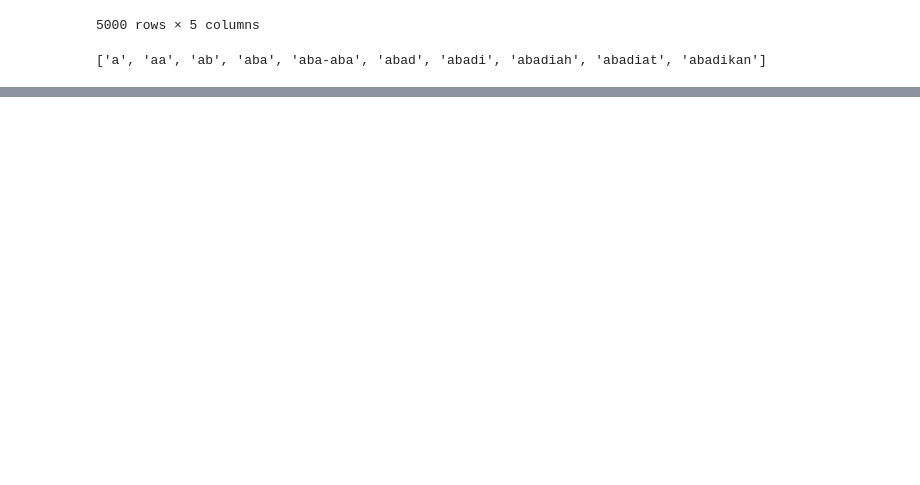
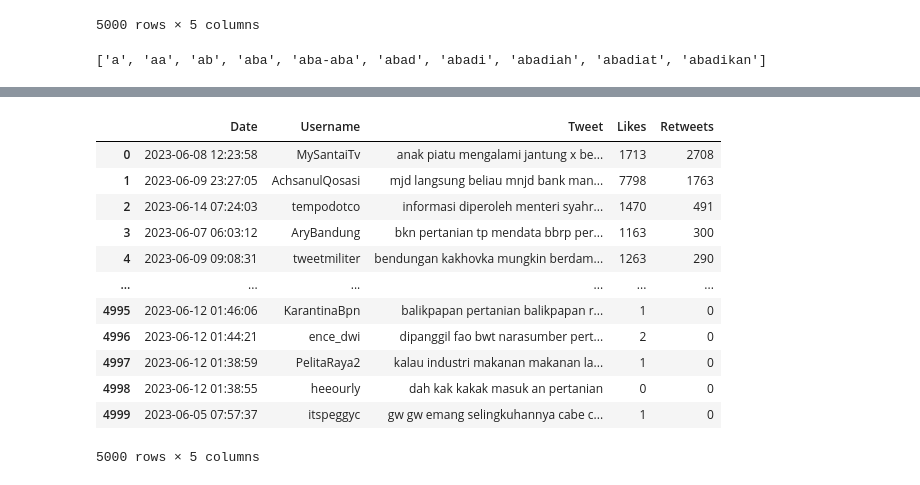
Before and after one commit to DeniPrastyo/Automated-Reporting-by-Google-Spreadsheet-File, a Jupyter notebook: Crawling_Job.ipynb, the cells around one changed output, grey strips where cells are left out. Drawn from its saved outputs; the diff is of its cells as text; code cells hidden in the pictures; blank space fills up the shorter version.

```diff
--- a/Crawling_Job.ipynb
+++ b/Crawling_Job.ipynb
@@ -250,4 +250,28 @@ Data
 5000 rows × 5 columns
+# %%
+mystoplist = ("yg","penas","lebih","jadi","di","amp","pt","dan","dlm","menjadi","tersebut","yang","hari","kab","buat","apa")
+mystoplist_result = []
+for index,row in Data.iterrows():
+    word_token = nltk.word_tokenize(row['Tweet'])
+    word_token = [word for word in word_token if not word in mystoplist]
+    mystoplist_result.append(" ".join(word_token))
+
+Data['Tweet'] = mystoplist_result
+Data
+# %% [output]
+|  | Date | Username | Tweet | Likes | Retweets |
+| 0 | 2023-06-08 12:23:58 | MySantaiTv | anak piatu mengalami jantung x be... | 1713 | 2708 |
+| 1 | 2023-06-09 23:27:05 | AchsanulQosasi | mjd langsung beliau mnjd bank man... | 7798 | 1763 |
+| 2 | 2023-06-14 07:24:03 | tempodotco | informasi diperoleh menteri syahr... | 1470 | 491 |
+| 3 | 2023-06-07 06:03:12 | AryBandung | bkn pertanian tp mendata bbrp per... | 1163 | 300 |
+| 4 | 2023-06-09 09:08:31 | tweetmiliter | bendungan kakhovka mungkin berdam... | 1263 | 290 |
+| ... | ... | ... | ... | ... | ... |
+| 4995 | 2023-06-12 01:46:06 | KarantinaBpn | balikpapan pertanian balikpapan r... | 1 | 0 |
+| 4996 | 2023-06-12 01:44:21 | ence_dwi | dipanggil fao bwt narasumber pert... | 2 | 0 |
+| 4997 | 2023-06-12 01:38:59 | PelitaRaya2 | kalau industri makanan makanan la... | 1 | 0 |
+| 4998 | 2023-06-12 01:38:55 | heeourly | dah kak kakak masuk an pertanian | 0 | 0 |
+| 4999 | 2023-06-05 07:57:37 | itspeggyc | gw gw emang selingkuhannya cabe c... | 1 | 0 |
+5000 rows × 5 columns
 # %%
 tweet_data = Data["Tweet"]
 all_tweets = ' '.join(tweet_data)
```
Also changed, not shown: parts of 10 cells of this notebook.
